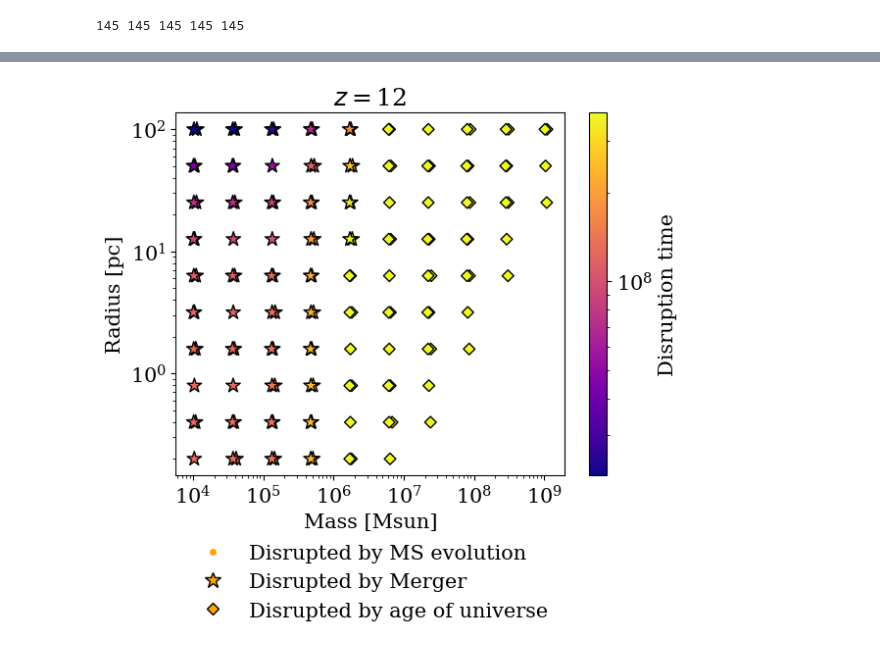
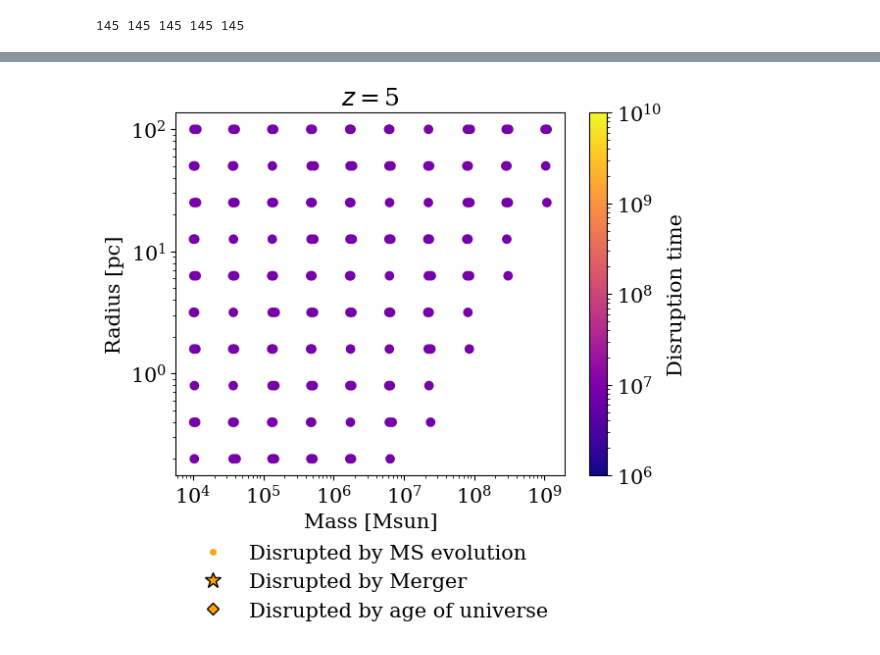
Before and after one commit to astro-claire/timescale-plots, a Jupyter notebook: models/pl125_17Msun_th.ipynb, the cells around one changed output, grey strips where cells are left out. Cells and saved outputs as stored; diff of their text form; code cells hidden in the pictures.

```diff
--- a/models/pl125_17Msun_th.ipynb
+++ b/models/pl125_17Msun_th.ipynb
@@ -41,7 +41,8 @@ print(len(M), len(R), len(V), len(K), len(U))  # -> 1_000_000 each (100*100*100
 model = TimescaleEnsemble(grid,
                     densityModel="power-law",
                     Nsampling = 100,
-                    timescales_kwargs={'cosmology':cosmo},
+                    timescales_kwargs={'cosmology':cosmo, 'Mstar':17*u.Msun, 'M_obj':17*u.Msun,'Mcollisions':17*u.Msun},
+                    imfModel= 'topheavy',
                     profile_kwargs={"alpha":1.25})
 # %% [output]
 Using power-law model with properties:
@@ -52,6 +56,6 @@ No imf arguments given. Defaulting to 'salpeter'.
 # %%
 mass_fraction_retained = 0.1
-z_final = 12
+z_final = 5
 results =  create_dynamical_model_integral(model,
                             z_final=z_final,
                             mass_fraction_retained=mass_fraction_retained)
@@ -139,7 +373,7 @@ ax.set_yscale('log')
 
 # Mask zeros for log-scaling
 c_masked = np.ma.masked_equal(c, 0)
-norm = mcolors.LogNorm(vmin=c_masked.min(), vmax=c_masked.max())
+norm = mcolors.LogNorm(vmin=1e6, vmax=1e10)
 cmap = plt.cm.plasma
 
 # --- Separate the two populations by shape ---
@@ -164,32 +398,32 @@ sc2 = ax.scatter(x[mask_square], y[mask_square],
 # # Add explicit grey points for zeros
 # ax.scatter(x[c == 0], y[c == 0], color="lightgrey", marker='o', alpha=0.7, label="0 collisions")
 
 # --- Colorbar ---
 cb = fig.colorbar(cm.ScalarMappable(norm=norm, cmap=cmap), ax=ax)
 cb.set_label("Disruption time")
 
 # Add legend for shapes
 legend_handles = [
     # plt.Line2D([], [], marker='o', color='w', markerfacecolor='lightgrey',
     #            label='No collisions'),
     plt.Line2D([], [], marker='o', color='w', markerfacecolor='orange',
                label='Disrupted by MS evolution'),
     plt.Line2D([], [], marker='*', color='w', markerfacecolor='orange',
                markeredgecolor='k', markersize=12, label='Disrupted by Merger'),
     plt.Line2D([], [], marker='D', color='w', markerfacecolor='orange',
                markeredgecolor='k', label='Disrupted by age of universe')
 ]
 
 ax.legend(
     handles=legend_handles,
     loc="lower center",
     bbox_to_anchor=(0.5, -0.45),
     frameon=False
 )
 ax.set_xlabel("Mass [Msun]")
 ax.set_ylabel("Radius [pc]")
 plt.title(r"$z= $"+str(z_final))
-plt.savefig("../plots/disruption_"+str(model.Mstar)+str(model.densityModel)+str(model.alpha)+str(model.imfModel)+"z"+str(zfinal)".pdf")
+plt.savefig("../plots/disruption_"+str(model.Mstar)+str(model.densityModel)+str(model.alpha)+str(model.imfModel)+"z"+str(z_final)+".pdf")
 plt.show()
 # %% [output]
-[figure, old version]
+[figure, new version]
```
Also changed, not shown: parts of 10 cells of this notebook, 42 other files.
